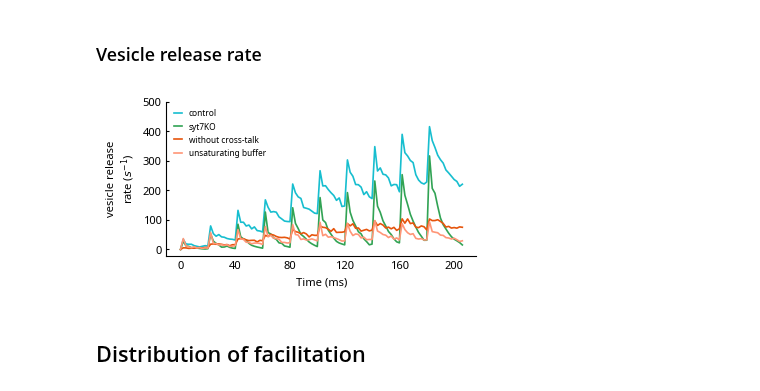
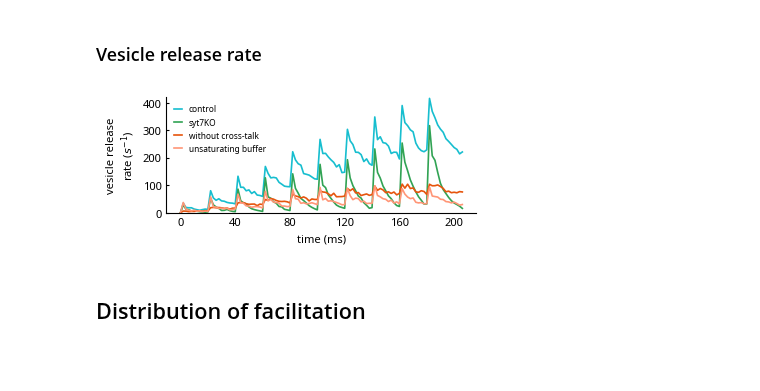
Before and after one commit to nishs1729/MFB, a Jupyter notebook: scripts_plotting/plots_mechanism.ipynb, the cells around one changed output. Drawn from its saved outputs; the diff is of its cells as text; code cells hidden in the pictures; blank space fills up the shorter version.

```diff
--- a/scripts_plotting/plots_mechanism.ipynb
+++ b/scripts_plotting/plots_mechanism.ipynb
@@ -484,7 +484,7 @@ plt.show()
 # %%
 lw = 1.2
 tscale = 1e3
-f, ax = plt.subplots(1, figsize=(4,2))
+f, ax = plt.subplots(1, figsize=(4,1.5))
 f.subplots_adjust(wspace=0.0, hspace=0.06)
 
 def get_vrel_rate(inf):
@@ -540,35 +540,36 @@ ax.plot(vratet*tscale, kvrate, lw=lw, color=cppaired[4], label='syt7KO')
 inf = os.path.join(resultPath, 'control_eachCa',
                    'archive/nVDCC_7_dVAZ_160_nAZ_19_RRP_40_ISI_20_nAP_10', 'svesData.dat')
                 #    'archive/nVDCC_9_dVAZ_200_nAZ_29_RRP_15_ISI_20_nAP_10', 'svesData.dat')
 vratet, svrate = get_vrel_rate(inf)
 ax.plot(vratet*tscale, svrate, lw=lw, color=cppaired[2], label='without cross-talk')
 
 ### unsaturating buffer
 inf = os.path.join(resultPath, 'control_unsatBuffer',
                    'archive/nVDCC_9_dVAZ_200_nAZ_29_RRP_15_ISI_20_nAP_10', 'vesData.dat')
 vratet, uvrate = get_vrel_rate(inf)
 ax.plot(vratet*tscale, uvrate, lw=lw, color=cppaired[3], label='unsaturating buffer')
 
 
 ax.legend(frameon=False, loc='upper left', handlelength=1, fontsize=legfs)
 
+ax.set_ylim(0, 420)
 ax.set_xticks(range(0, 201, 40))
-ax.set_yticks(range(0,600,100))
+# ax.set_yticks(range(0,600,100))
 
 ax.set_xlabel('time (ms)', fontsize=labelfs)
 ax.set_ylabel('vesicle release\nrate ($s^{-1}$)', fontsize=labelfs)
 
 
 ax.spines["right"].set_visible(False)
 ax.spines["top"].set_visible(False)
 ax.tick_params(axis=u'x', which=u'both', length=0, direction='in', labelsize=tickfs)
 ax.tick_params(axis=u'y', which=u'both', length=2, direction='in', labelsize=tickfs)
 
 plt.savefig(os.path.join(figPath, f'vesRel.svg'),
             dpi=300, bbox_inches='tight', transparent=True)
 plt.show()
 # %% [output]
-[figure, old version]
+[figure, new version]
 # %% [markdown]
 ## Distribution of facilitation
 # %%
```
Also changed, not shown: parts of 23 cells of this notebook.
